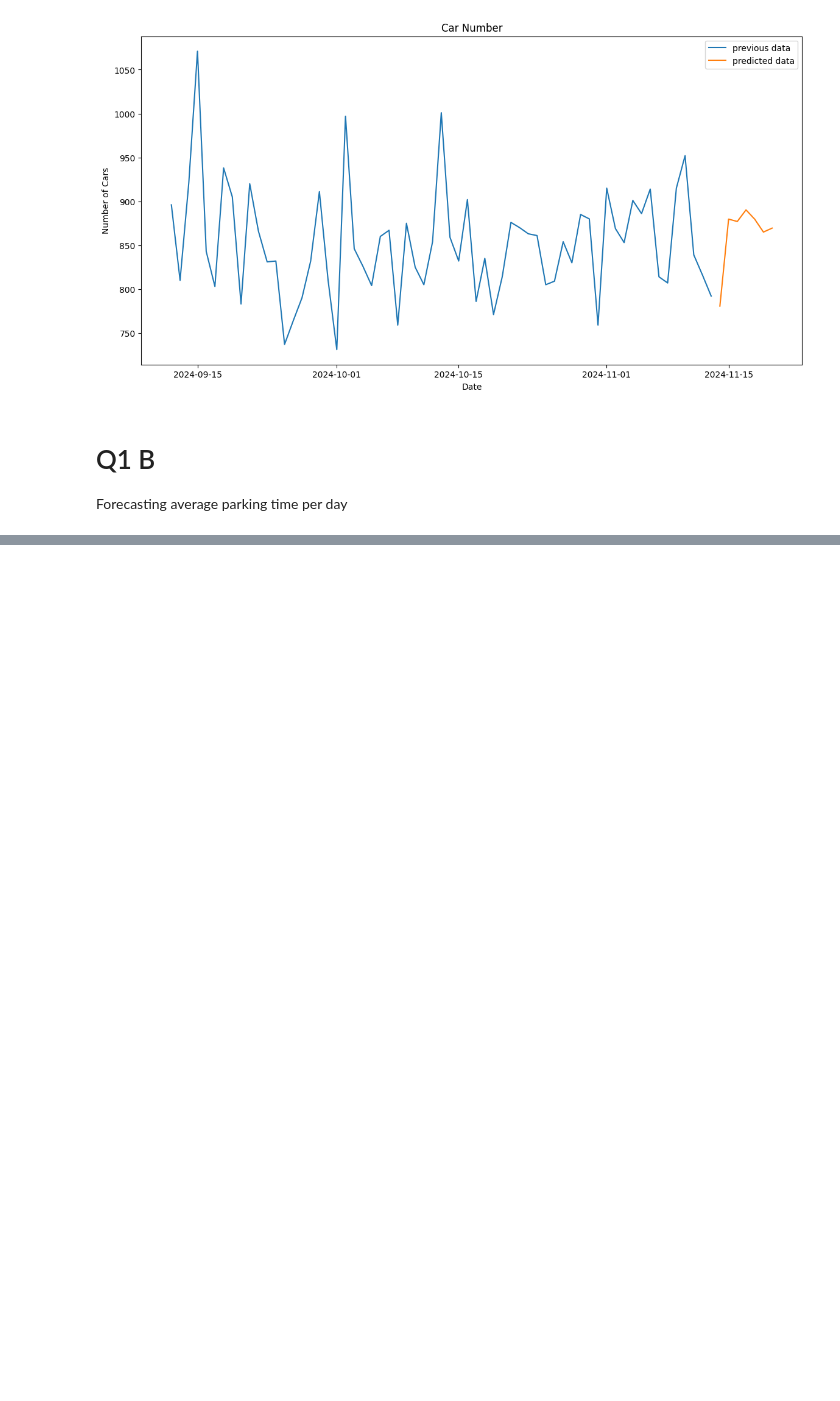
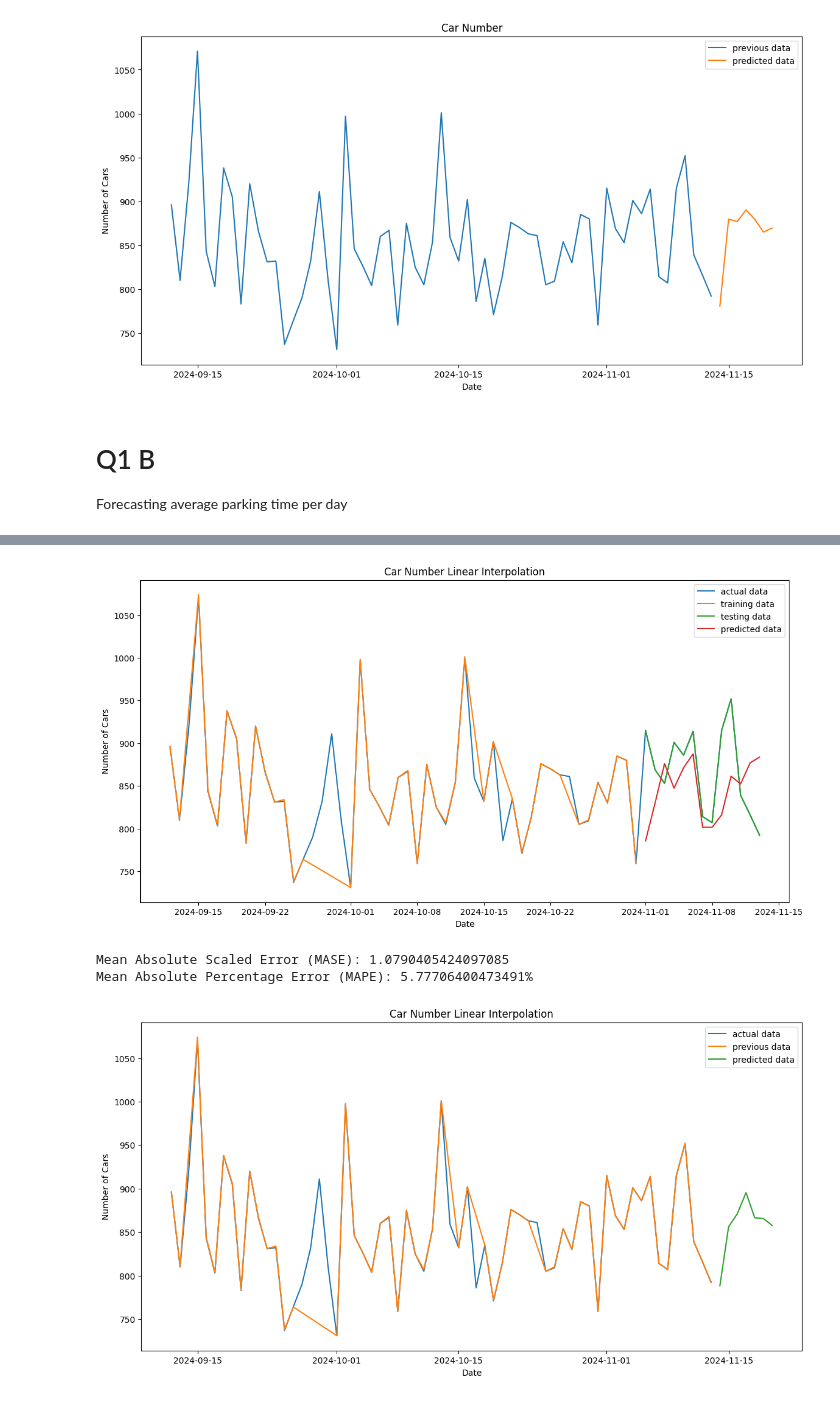
Before and after one commit to shawn-iitb/Data-DaVinci, a Jupyter notebook: Week 4/Programs/Q1.ipynb, the cells around one changed output, grey strips where cells are left out. Cells and saved outputs as stored; diff of their text form; code cells hidden in the pictures; blank space fills up the shorter version.

```diff
--- a/Week 4/Programs/Q1.ipynb
+++ b/Week 4/Programs/Q1.ipynb
@@ -233,0 +263,9 @@ Mean Absolute Percentage Error (MAPE): 1.419215538998647%
+# %%
+forecast_date_freq = AdvancedForecastCarNumber(linear_interpolation(get_date_freq(MissingParkingData)), "Car Number Linear Interpolation", get_date_freq(ParkingData))
+forecast_date_freq.fit()
+forecast_date_freq.forecast()
+# %% [output]
+[figure, added]
+Mean Absolute Scaled Error (MASE): 1.0790405424097085
+Mean Absolute Percentage Error (MAPE): 5.77706400473491%
+[figure, added]
```
Also changed, not shown: parts of 26 cells of this notebook.
